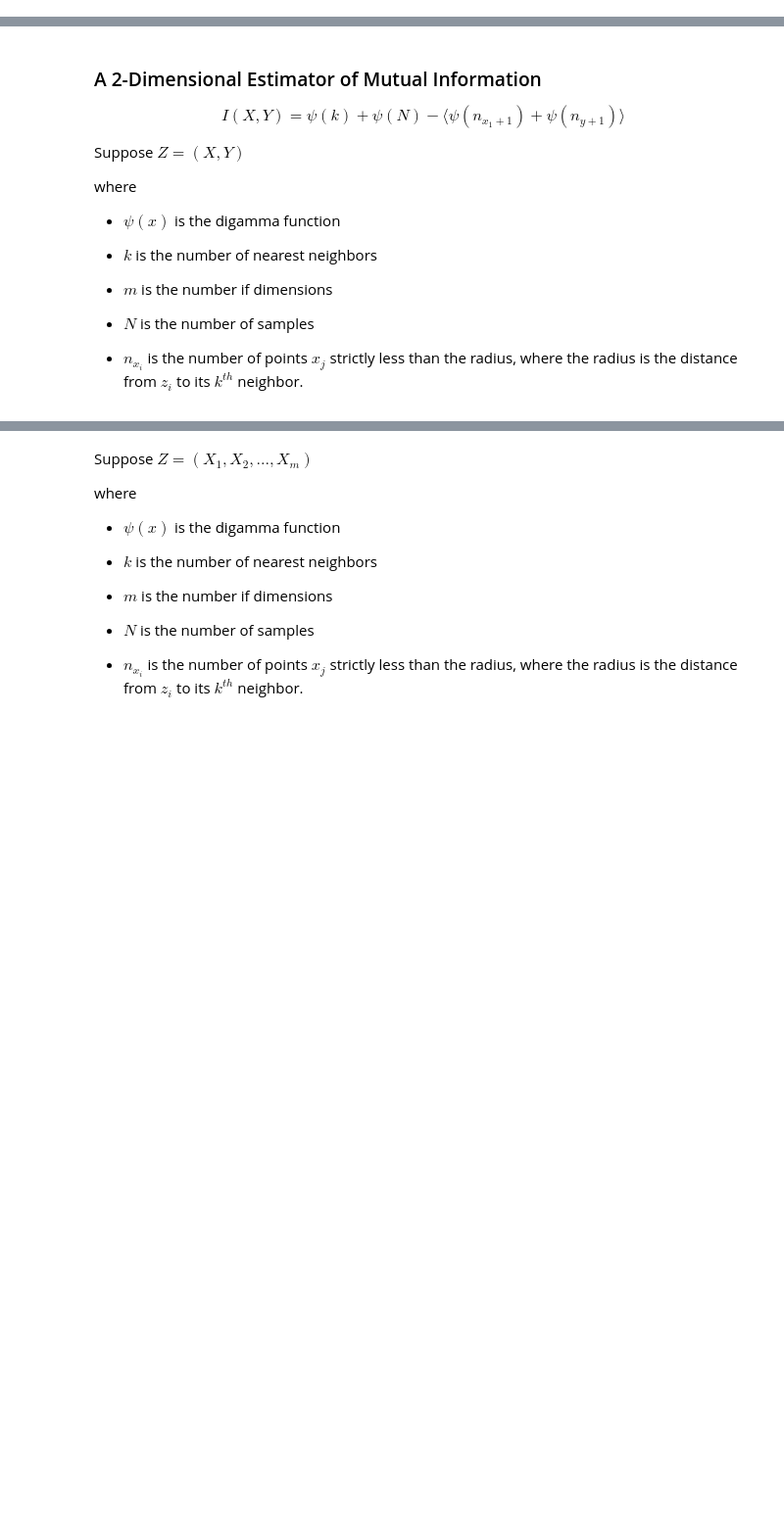
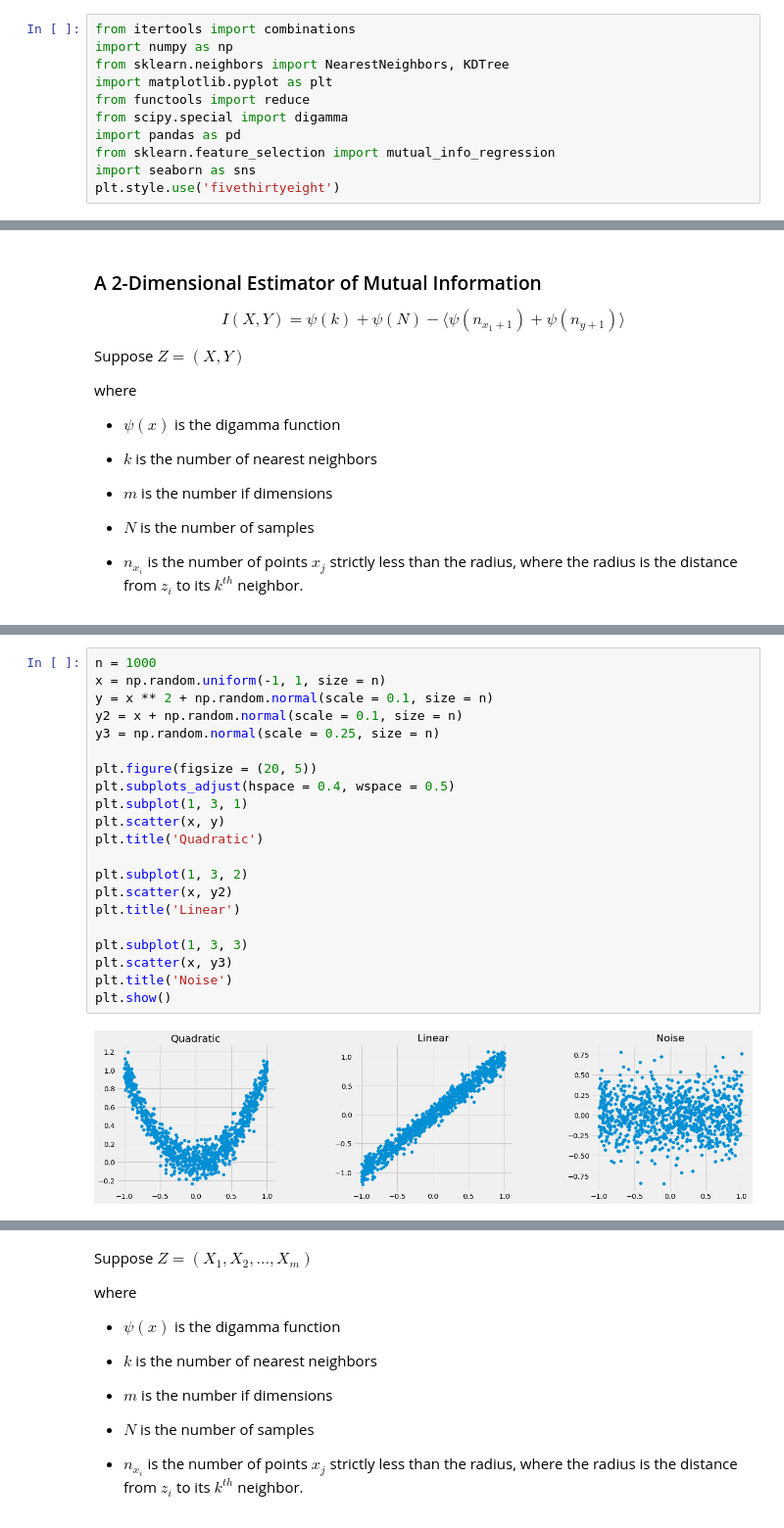
Before and after one commit to gabeztaylor/Mutual-Info, a Jupyter notebook: M-Dim_MI.ipynb, the cells around one changed output, grey strips where cells are left out. Shown at 98% size. Drawn from its saved outputs; the diff is of its cells as text; blank space fills up the shorter version.

```diff
--- a/M-Dim_MI.ipynb
+++ b/M-Dim_MI.ipynb
@@ -1,3 +1,14 @@
+# %%
+from itertools import combinations
+import numpy as np
+from sklearn.neighbors import NearestNeighbors, KDTree
+import matplotlib.pyplot as plt
+from functools import reduce
+from scipy.special import digamma
+import pandas as pd
+from sklearn.feature_selection import mutual_info_regression
+import seaborn as sns
+plt.style.use('fivethirtyeight')
 # %% [markdown]
 # M-Dimensional Estimator For Mutual Information
 # %% [markdown]
@@ -32,0 +46,23 @@ As shown in the paper, the authors propose an estimator from a nearest-neighbor
+# %%
+n = 1000
+x = np.random.uniform(-1, 1, size = n)
+y = x ** 2 + np.random.normal(scale = 0.1, size = n)
+y2 = x + np.random.normal(scale = 0.1, size = n)
+y3 = np.random.normal(scale = 0.25, size = n)
+
+plt.figure(figsize = (20, 5))
+plt.subplots_adjust(hspace = 0.4, wspace = 0.5)
+plt.subplot(1, 3, 1)
+plt.scatter(x, y)
+plt.title('Quadratic')
+
+plt.subplot(1, 3, 2)
+plt.scatter(x, y2)
+plt.title('Linear')
+
+plt.subplot(1, 3, 3)
+plt.scatter(x, y3)
+plt.title('Noise')
+plt.show()
+# %% [output]
+[figure, added]
```
Also changed, not shown: parts of 34 cells of this notebook.
